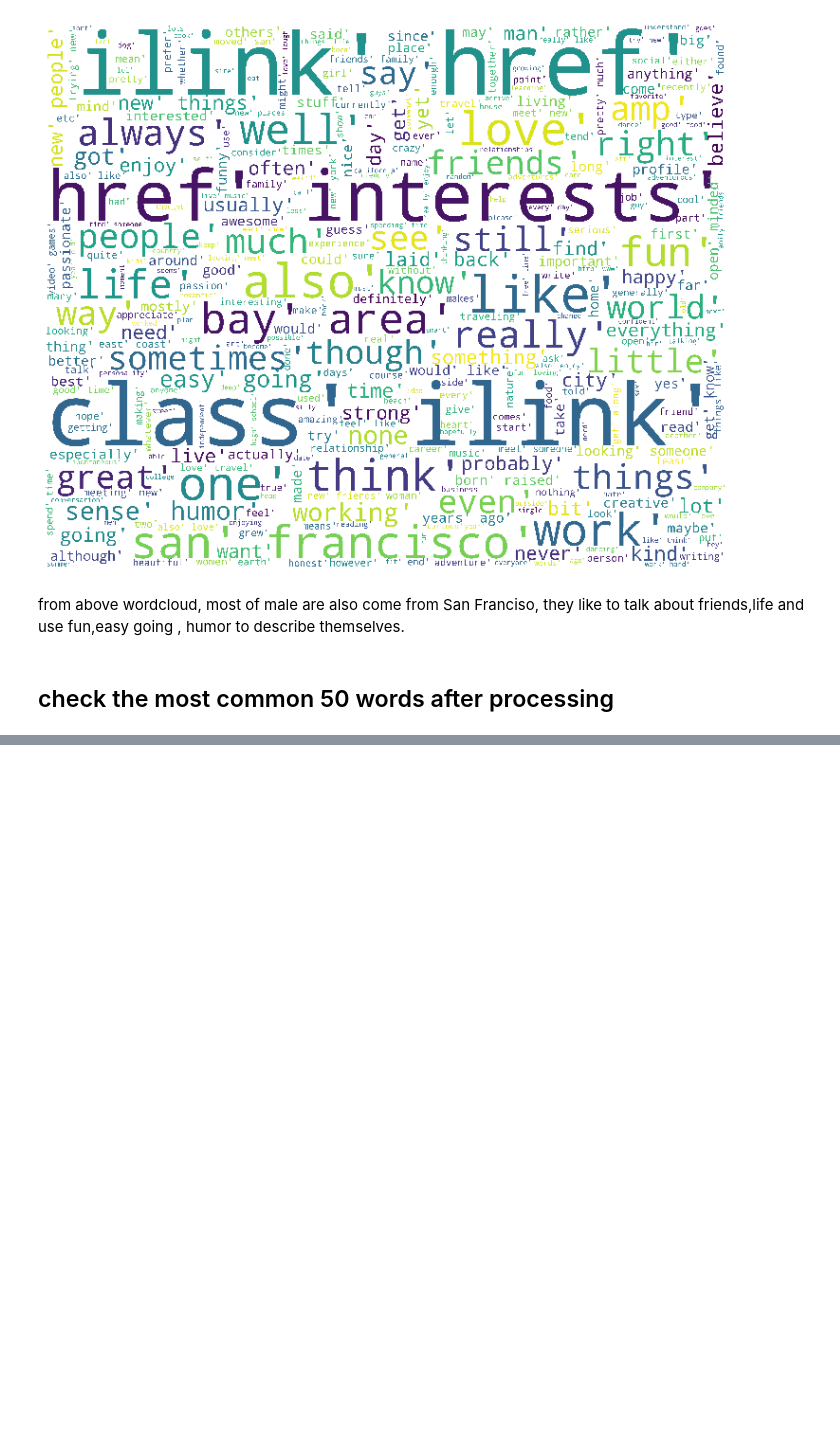
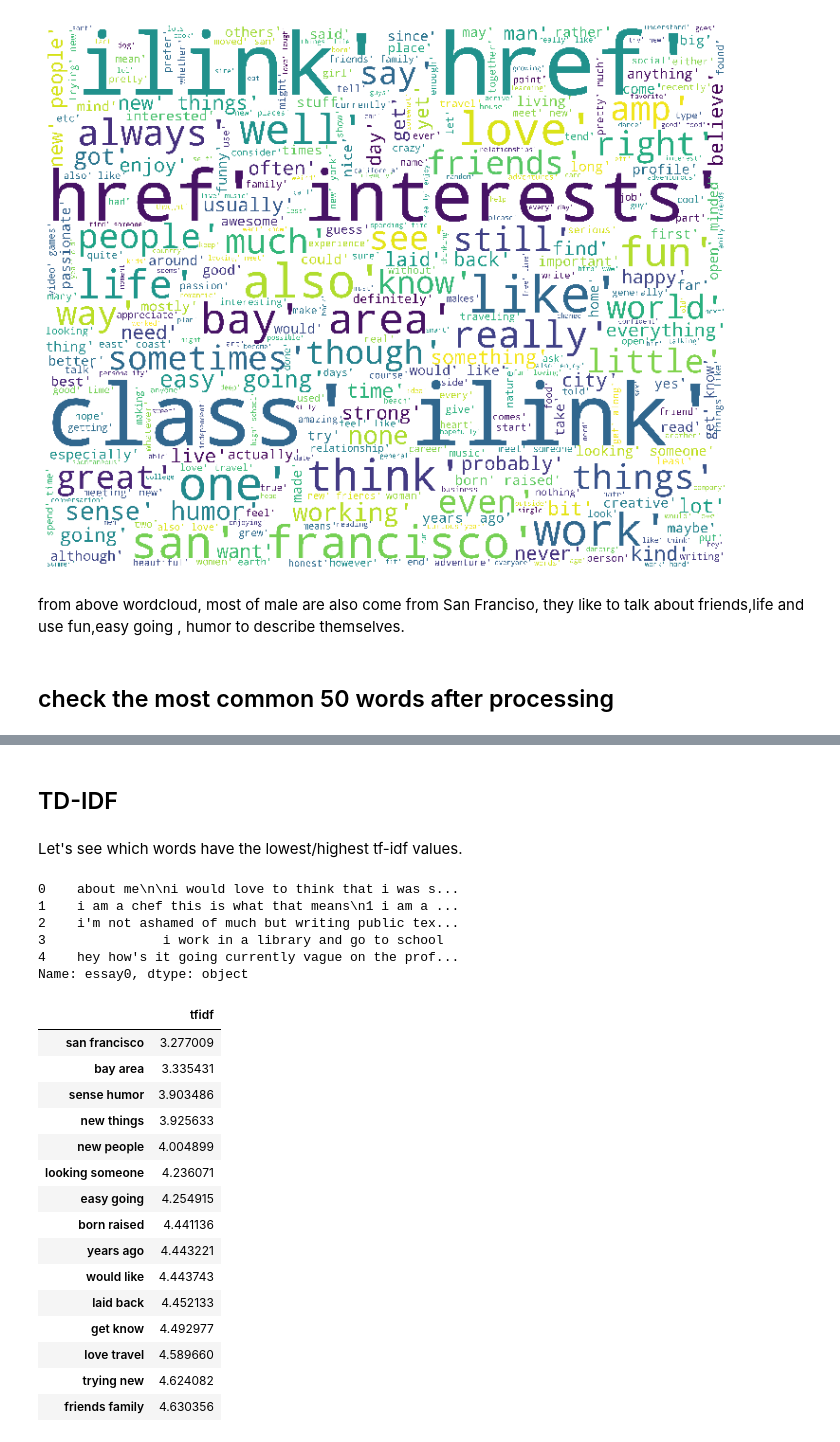
Before and after one commit to chris926926/codeacademy_project, a Jupyter notebook: Code_Academy_DS_Capstone_Project_OKCupid.ipynb, the cells around one changed output, grey strips where cells are left out. Drawn from its saved outputs; the diff is of its cells as text; code cells hidden in the pictures; blank space fills up the shorter version.

```diff
--- a/Code_Academy_DS_Capstone_Project_OKCupid.ipynb
+++ b/Code_Academy_DS_Capstone_Project_OKCupid.ipynb
@@ -723,6 +709,5 @@ def tokenize(text):
 # %%
 #apply the tokenizer into essay0 columns
 df_new['tokens'] = df['essay0'].map(tokenize)
-df.reset_index(drop=True, inplace=True)
+df_new.reset_index(drop=True, inplace=True)
 df_new['essay0']=df['essay0']
-df_new.head()
@@ -826,0 +845,58 @@ from above wordcloud, most of male are also come from San Franciso, they like to
+# %% [markdown]
+## TD-IDF
+# %% [markdown]
+Let's see which words have the lowest/highest tf-idf values.
+# %%
+# Removing the NaNs, symbols, link
+
+# Removing the NaNs
+essay_0 = df['essay0'].replace(np.nan, '', regex=True)
+# Combining the essays
+essay_0_clean= essay_0.replace(r'<.*>', '', regex = True)
+essay_0_clean= essay_0_clean.replace(r'[-,\.;:\+\(\)/=\?\"<>%&~\|\!\]\[]', '', regex = True)
+essay_0_clean = essay_0_clean.replace(r'href|classilink', '', regex = True)
+essay_0_clean = essay_0_clean.replace(r'http[\w\d]*', '', regex = True)
+essay_0_clean.head()
+# %% [output]
+0    about me\n\ni would love to think that i was s...
+1    i am a chef this is what that means\n1 i am a ...
+2    i'm not ashamed of much but writing public tex...
+3               i work in a library and go to school
+4    hey how's it going currently vague on the prof...
+Name: essay0, dtype: object
+# %%
+from sklearn.feature_extraction.text import TfidfVectorizer
+tfidf_vectorizer = TfidfVectorizer(min_df=1,
+                             max_features=None,
+                             tokenizer=tokenize,
+                             ngram_range=(2, 3)
+                            )
+
+vz = tfidf_vectorizer.fit_transform(list(essay_0_clean))
+# %%
+#  create a dictionary mapping the tokens to their tfidf values
+tfidf = dict(zip(tfidf_vectorizer.get_feature_names(), tfidf_vectorizer.idf_))
+
+tfidf = pd.DataFrame(columns=['tfidf']).from_dict(
+                    dict(tfidf), orient='index')
+tfidf.columns = ['tfidf']
+# %%
+tfidf.sort_values(by=['tfidf'], ascending=True).head(15)
+#  below are lowest tf-idf scores, that we can not use to distinguish the self summary from another.
+# %% [output]
+|  | tfidf |
+| san francisco | 3.277009 |
+| bay area | 3.335431 |
+| sense humor | 3.903486 |
+| new things | 3.925633 |
+| new people | 4.004899 |
+| looking someone | 4.236071 |
+| easy going | 4.254915 |
+| born raised | 4.441136 |
+| years ago | 4.443221 |
+| would like | 4.443743 |
+| laid back | 4.452133 |
+| get know | 4.492977 |
+| love travel | 4.589660 |
+| trying new | 4.624082 |
+| friends family | 4.630356 |
```
Also changed, not shown: parts of 18 cells of this notebook.
